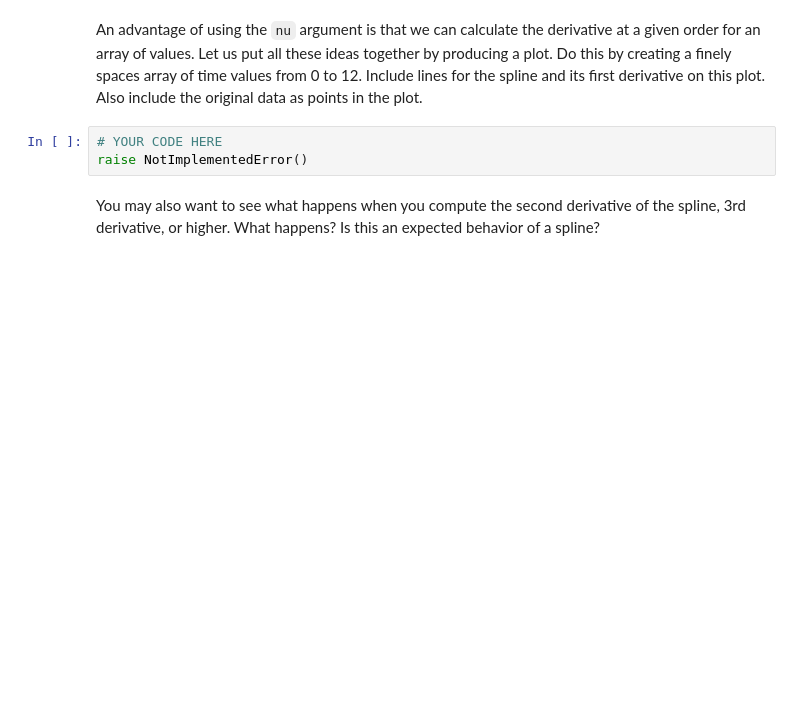
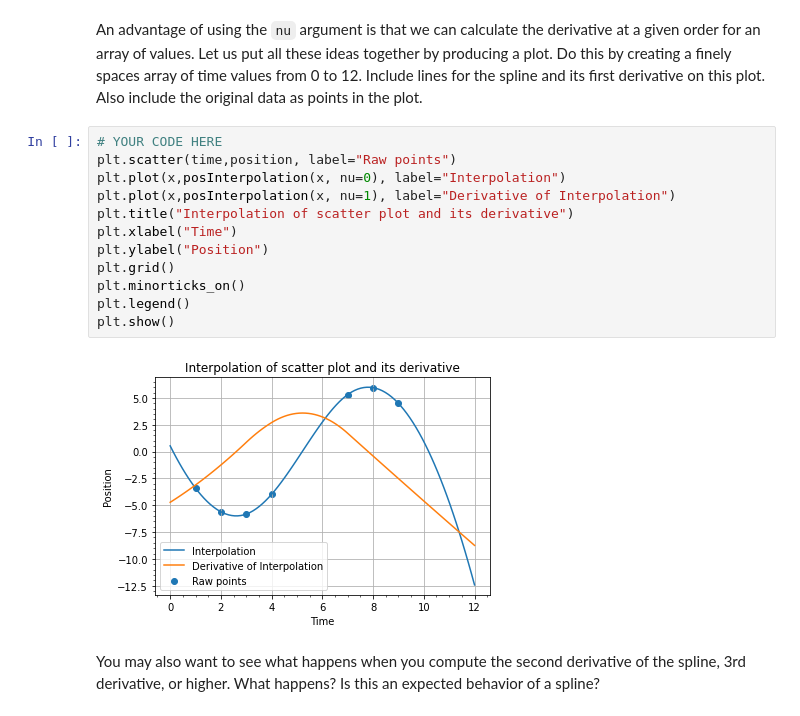
Before and after one commit to jmahlers/P427, a Jupyter notebook: Homework2/Ahlers_Homework2.ipynb, the cells around one changed output. Saved outputs shown, nothing was run; the diff lists cells and outputs as text; blank space fills up the shorter version.

```diff
--- a/Homework2/Ahlers_Homework2.ipynb
+++ b/Homework2/Ahlers_Homework2.ipynb
@@ -197,7 +221,18 @@ raise NotImplementedError()
 # %% [markdown]
 An advantage of using the `nu` argument is that we can calculate the derivative at a given order for an array of values.  Let us put all these ideas together by producing a plot.  Do this by creating a finely spaces array of time values from 0 to 12.  Include lines for the spline and its first derivative on this plot.  Also include the original data as points in the plot.
-# %%
-# YOUR CODE HERE
-raise NotImplementedError()
+# %%
+# YOUR CODE HERE
+plt.scatter(time,position, label="Raw points")
+plt.plot(x,posInterpolation(x, nu=0), label="Interpolation")
+plt.plot(x,posInterpolation(x, nu=1), label="Derivative of Interpolation")
+plt.title("Interpolation of scatter plot and its derivative")
+plt.xlabel("Time")
+plt.ylabel("Position")
+plt.grid()
+plt.minorticks_on()
+plt.legend()
+plt.show()
+# %% [output]
+[figure, added]
 # %% [markdown]
 You may also want to see what happens when you compute the second derivative of the spline, 3rd derivative, or higher. What happens? Is this an expected behavior of a spline?
```
Also changed, not shown: parts of 16 cells of this notebook.
